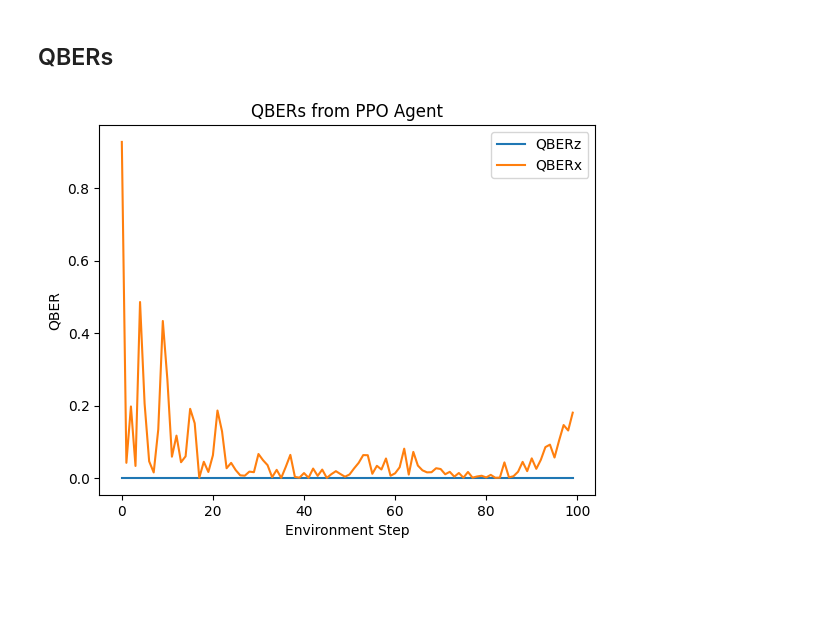
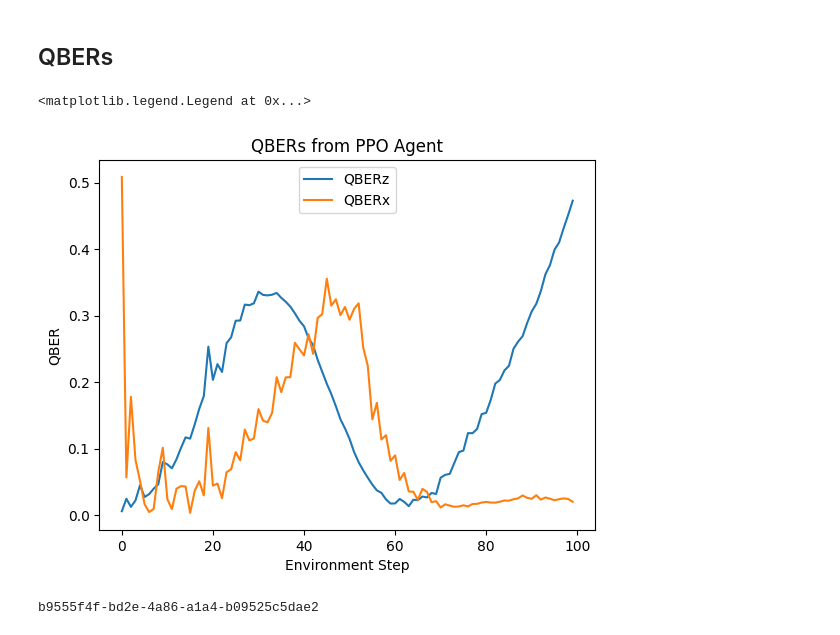
Before and after one commit to callmechristian/qnctrl, a Jupyter notebook: RL_PPO_continous.ipynb, the cells around one changed output. Drawn from its saved outputs; the diff is of its cells as text; code cells hidden in the pictures; blank space fills up the shorter version.

```diff
--- a/RL_PPO_continous.ipynb
+++ b/RL_PPO_continous.ipynb
@@ -53,15 +56,16 @@ RENDER = False
 # %% [markdown]
 ## Environment
 # %%
-env = SimpleControlledFixedEnv(noise_model='sinusoidal', sinusoidal_components=1, seed = 1337)
+env = SimpleControlledFixedEnv(noise_model='sinusoidal', sinusoidal_components=1, seed = ENV_SEED, reward_type=ENV_REWARD_TYPE)
 # env.max_t = 2
 env.delta_t = ENV_DELTA_T
 env.fixed_error_ctrl_pump = [0, 0, 0, 0]
-env.fixed_error_ctrl_alice = [np.pi, 0, 0, 0]
+env.fixed_error_ctrl_alice = [0, 0, 0, 0]
 env.fixed_error_ctrl_bob = [0, 0, 0, 0]
 env.fixed_errors_flags = [True, True, True, True,
-                          False, True, True, True,
+                          False, False, True, True,
                           True, True, True, True]
+env.setting_inverse = False
 env.latency = ENV_LATENCY
 env.max_t = ENV_MAX_STEPS*ENV_DELTA_T
 # %% [markdown]
@@ -112,7 +116,7 @@ class Buffer:
         self.observation_buffer = np.zeros(
             (size, observation_dimensions), dtype=np.float32
         )
-        self.action_buffer = np.zeros((size, 2*NUM_ACTIONS), dtype=np.float32)
+        self.action_buffer = np.zeros((size, NUM_ACTIONS), dtype=np.float32)
         self.advantage_buffer = np.zeros((size, 1), dtype=np.float32)
         self.reward_buffer = np.zeros(size, dtype=np.float32)
         self.return_buffer = np.zeros(size, dtype=np.float32)
@@ -181,8 +185,8 @@ def sample_action(observation):
         log_prob: The log probability of the action under the Gaussian policy.
     """
     mean, std_dev = actor(observation)
-    action = mean + tf.random.normal(tf.shape(mean)) * std_dev
-    return action, logprobabilities(mean, std_dev, action)
+    actions = mean + tf.random.normal(tf.shape(mean)) * std_dev
+    return actions, logprobabilities(mean, std_dev, actions)
 
 def logprobabilities(mean, std_dev, action):
     """
@@ -281,6 +285,7 @@ for epoch in pbar:
     sum_return = 0
     sum_length = 0
     num_episodes = 0
+
     # Iterate over the steps of each epoch
     for t in range(ENV_MAX_STEPS):
         # Get the logprobability of the action, action, and take one step in the environment
@@ -291,7 +296,12 @@ for epoch in pbar:
         action, logprobability_t = sample_action(prev_observation)
         env_actions_converted = action[0].numpy()
 
-        observation_new, reward, done = env.step(a_alice=[env_actions_converted[0], 0, 0, 0])
+        # automatically fill alice actions
+        a_alice = np.zeros(4)
+        for i, ac in enumerate(env_actions_converted):
+            a_alice[i] = ac
+
+        observation_new, reward, done = env.step(a_alice=a_alice)
         episode_return += reward
         episode_length += 1
         # for latency
@@ -323,6 +333,7 @@ for epoch in pbar:
             ep_rewards.append(episode_return)
             sum_length += episode_length
             num_episodes += 1
+            # print(num_episodes)
             # save qber before reset
             last_qber = env.qber_history
             prev_observation, _ = env.reset()
@@ -332,6 +343,15 @@ for epoch in pbar:
                 prev_observation = np.concatenate(prev_observation).flatten().tolist()
             episode_return, episode_length = 0, 0
             rewards.append(sum_return / num_episodes)
+            # implement curriculum learning
+            if num_episodes > 50:
+                env.fixed_errors_flags = [True, True, True, True,
+                                          True, False, True, True,
+                                          True, True, True, True]
+            if num_episodes > 100:
+                env.fixed_errors_flags = [True, True, True, True,
+                                          False, False, True, True,
+                                          True, True, True, True]
 
     # Get values from the buffer
     (
@@ -447,41 +469,47 @@ ______plot_qbers = []
 final_rewards = []
 
 while not done:
     # Convert observation to tensor and expand dimensions for the model
     if isinstance(prev_observation[0], list):
         prev_observation = np.concatenate(prev_observation).flatten().tolist()
     prev_observation = tf.expand_dims(tf.convert_to_tensor(prev_observation), 0)
 
     # Sample action from the current policy
     action, log_prob = sample_action(prev_observation)
     env_actions_converted = action[0].numpy()
+
+    # automatically fill alice actions
+    a_alice = np.zeros(4)
+    for i, ac in enumerate(env_actions_converted):
+        a_alice[i] = ac
+
     # Take a step in the environment
-    observation_new, reward, done = env.step(a_alice=[env_actions_converted[0], 0, 0, 0])
+    observation_new, reward, done = env.step(a_alice=a_alice)
 
     ______plot_qbers.append(observation_new)
 
     episode_return += reward
     episode_length += 1
 
     # Update observation
     prev_observation=[]
     prev_observation = observation_new.copy()
     prev_observation.append(env.get_info())
 
-plt.figure()
+fig = plt.figure()
 plt.clf()
 plt.title('QBERs from PPO Agent')
 plt.plot(______plot_qbers)
 plt.ylabel('QBER')
 plt.xlabel('Environment Step')
 plt.legend(["QBERz", "QBERx"])
-
-# Save the plot
-plot_filename = f"{save_dir}{uid}_QBERS.png"
-plt.savefig(plot_filename)
 # %% [output]
+<matplotlib.legend.Legend at 0x...>
-[figure, old version]
+[figure, new version]
 # %%
-# Save the baseline plot
-plot_filename = f"{save_dir}{uid}_baseline_QBERS.png"
-fig_baseline.savefig(plot_filename)
+# Save the plot
+plot_filename = f"{save_dir}{uid}_QBERS.png"
+fig.savefig(plot_filename)
+print(uid)
+# %% [output]
+b9555f4f-bd2e-4a86-a1a4-b09525c5dae2
```
Also changed, not shown: parts of 7 cells of this notebook, 55 other files.
